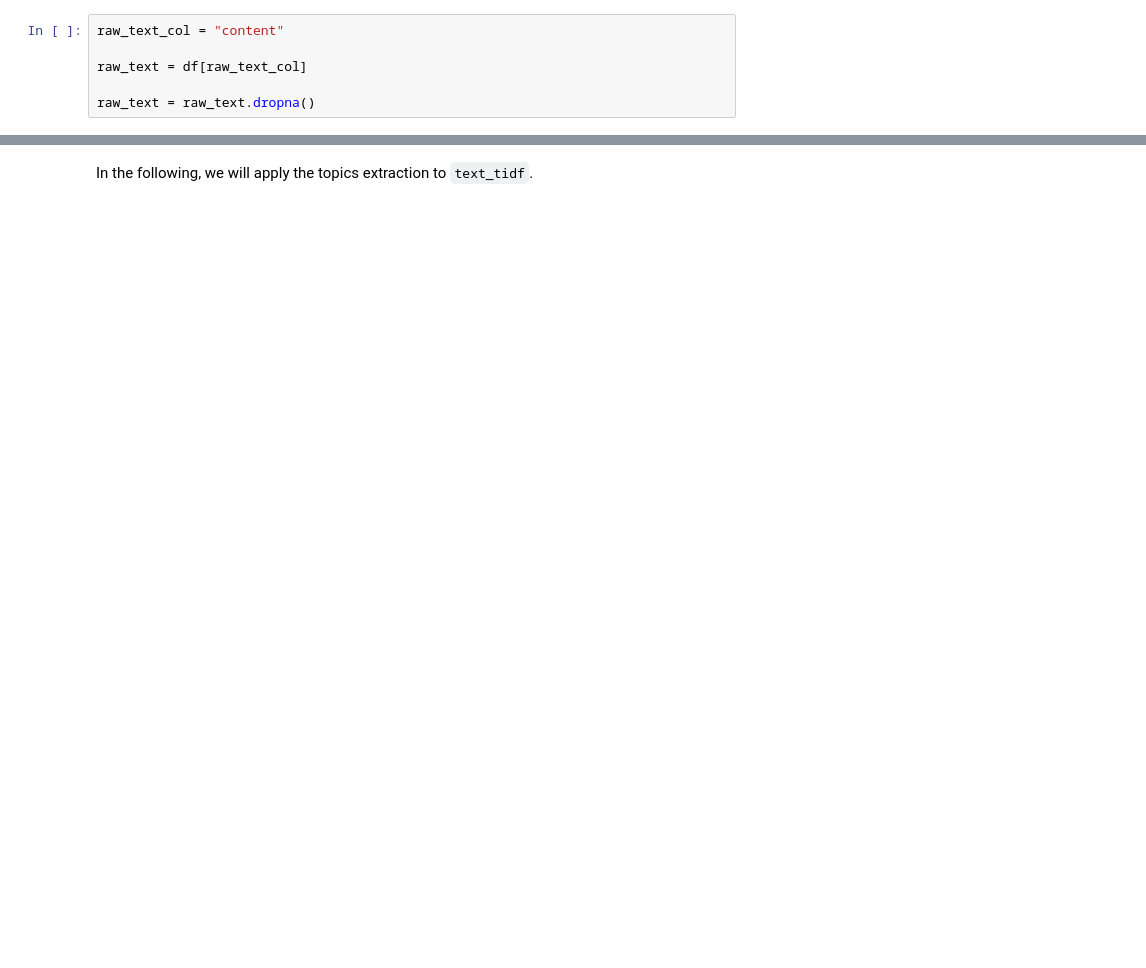
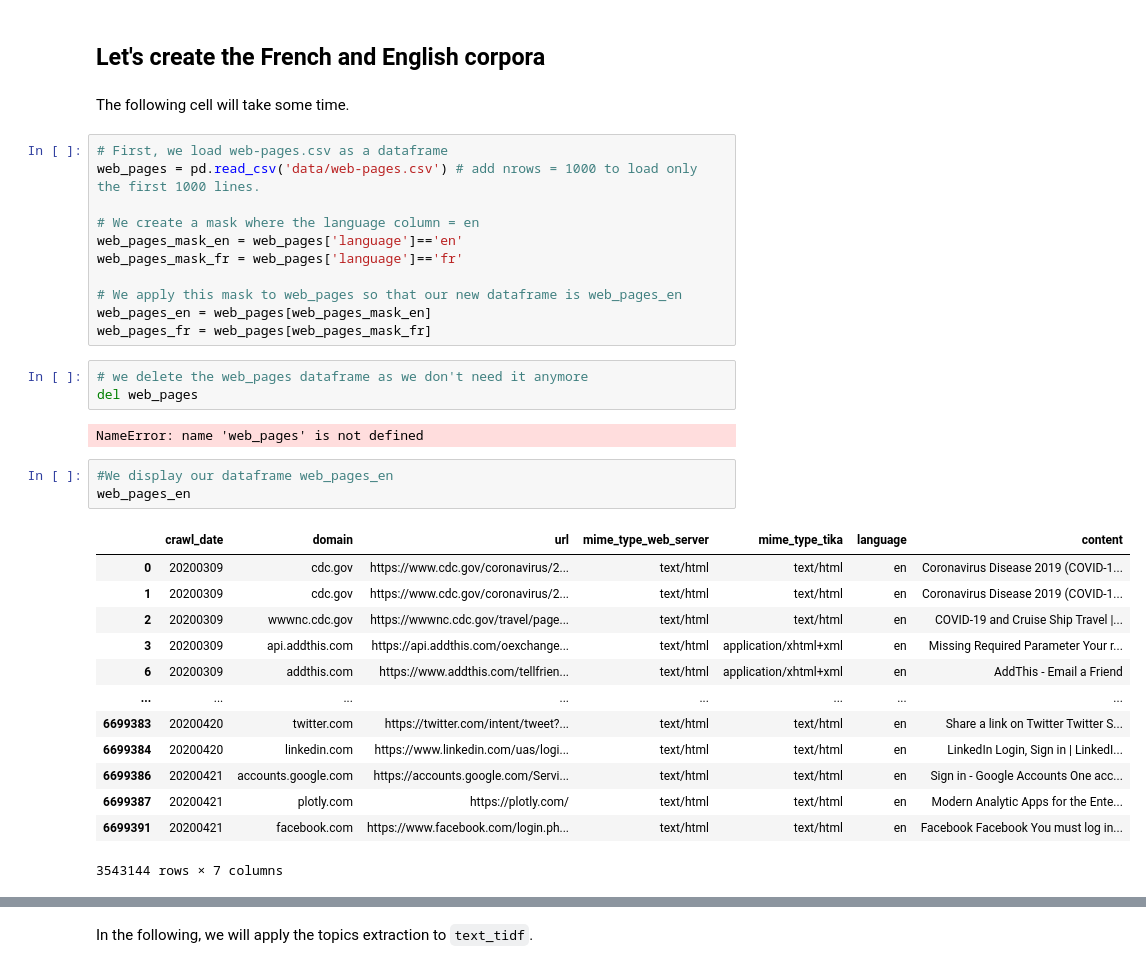
Before and after one commit to inactinique/awac2, a Jupyter notebook: 04_topicmodeling.ipynb, the cells around one changed output, grey strips where cells are left out. Cells and saved outputs as stored; diff of their text form; blank space fills up the shorter version.

```diff
--- a/04_topicmodeling.ipynb
+++ b/04_topicmodeling.ipynb
@@ -71,6 +28,37 @@ Index(['crawl_date', 'domain', 'url', 'mime_type_web_server', 'mime_type_tika',
-# %%
-raw_text_col = "content"
-
-raw_text = df[raw_text_col]
-
-raw_text = raw_text.dropna()
+# %% [markdown]
+## Let's create the French and English corpora
+# %% [markdown]
+The following cell will take some time.
+# %%
+# First, we load web-pages.csv as a dataframe
+web_pages = pd.read_csv('data/web-pages.csv') # add nrows = 1000 to load only the first 1000 lines.
+
+# We create a mask where the language column = en
+web_pages_mask_en = web_pages['language']=='en'
+web_pages_mask_fr = web_pages['language']=='fr'
+
+# We apply this mask to web_pages so that our new dataframe is web_pages_en
+web_pages_en = web_pages[web_pages_mask_en]
+web_pages_fr = web_pages[web_pages_mask_fr]
+# %%
+# we delete the web_pages dataframe as we don't need it anymore
+del web_pages
+# %% [output]
+NameError: name 'web_pages' is not defined
+# %%
+#We display our dataframe web_pages_en
+web_pages_en
+# %% [output]
+|  | crawl_date | domain | url | mime_type_web_server | mime_type_tika | language | content |
+| 0 | 20200309 | cdc.gov | https://www.cdc.gov/coronavirus/2... | text/html | text/html | en | Coronavirus Disease 2019 (COVID-1... |
+| 1 | 20200309 | cdc.gov | https://www.cdc.gov/coronavirus/2... | text/html | text/html | en | Coronavirus Disease 2019 (COVID-1... |
+| 2 | 20200309 | wwwnc.cdc.gov | https://wwwnc.cdc.gov/travel/page... | text/html | text/html | en | COVID-19 and Cruise Ship Travel |... |
+| 3 | 20200309 | api.addthis.com | https://api.addthis.com/oexchange... | text/html | application/xhtml+xml | en | Missing Required Parameter Your r... |
+| 6 | 20200309 | addthis.com | https://www.addthis.com/tellfrien... | text/html | application/xhtml+xml | en | AddThis - Email a Friend |
+| ... | ... | ... | ... | ... | ... | ... | ... |
+| 6699383 | 20200420 | twitter.com | https://twitter.com/intent/tweet?... | text/html | text/html | en | Share a link on Twitter Twitter S... |
+| 6699384 | 20200420 | linkedin.com | https://www.linkedin.com/uas/logi... | text/html | text/html | en | LinkedIn Login, Sign in | LinkedI... |
+| 6699386 | 20200421 | accounts.google.com | https://accounts.google.com/Servi... | text/html | text/html | en | Sign in - Google Accounts One acc... |
+| 6699387 | 20200421 | plotly.com | https://plotly.com/ | text/html | text/html | en | Modern Analytic Apps for the Ente... |
+| 6699391 | 20200421 | facebook.com | https://www.facebook.com/login.ph... | text/html | text/html | en | Facebook Facebook You must log in... |
+3543144 rows × 7 columns
```
Also changed, not shown: parts of 55 cells of this notebook, 1 other file.
